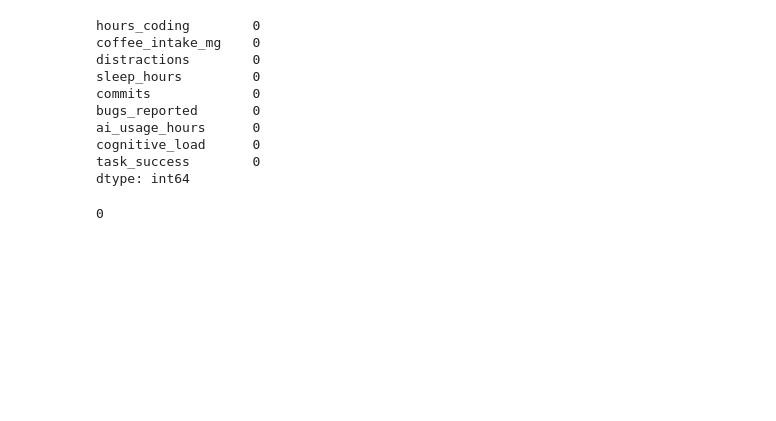
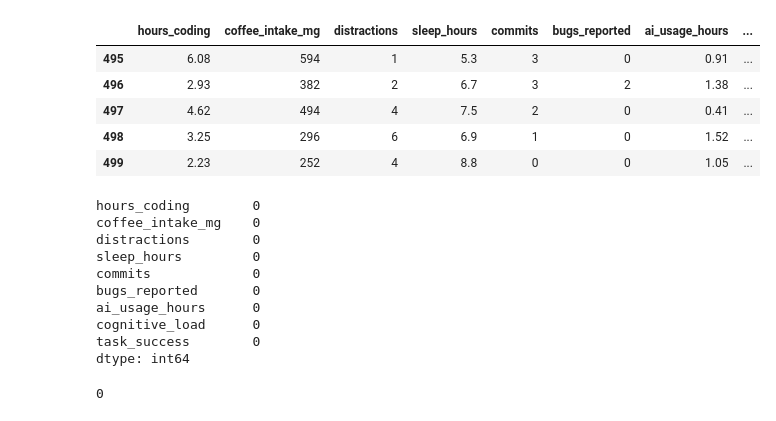
Before and after one commit to kxrrym03/AI-Productivity, a Jupyter notebook: AI Productivity Analysis.ipynb, the cells around one changed output. Saved outputs shown, nothing was run; the diff lists cells and outputs as text; code cells hidden in the pictures; blank space fills up the shorter version.

```diff
--- a/AI Productivity Analysis.ipynb
+++ b/AI Productivity Analysis.ipynb
@@ -25,3 +20,12 @@ df.shape
+# %%
+df.tail()
+# %% [output]
+|  | hours_coding | coffee_intake_mg | distractions | sleep_hours | commits | bugs_reported | ai_usage_hours | ... |
+| 495 | 6.08 | 594 | 1 | 5.3 | 3 | 0 | 0.91 | ... |
+| 496 | 2.93 | 382 | 2 | 6.7 | 3 | 2 | 1.38 | ... |
+| 497 | 4.62 | 494 | 4 | 7.5 | 2 | 0 | 0.41 | ... |
+| 498 | 3.25 | 296 | 6 | 6.9 | 1 | 0 | 1.52 | ... |
+| 499 | 2.23 | 252 | 4 | 8.8 | 0 | 0 | 1.05 | ... |
 # %%
 df.isnull().sum()
 # %% [output]
```
Also changed, not shown: parts of 4 cells of this notebook.
